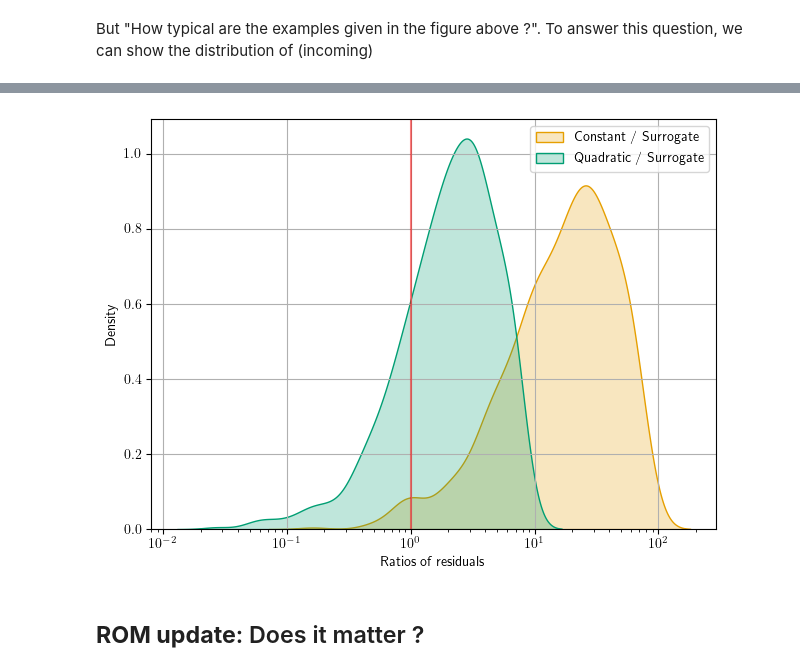
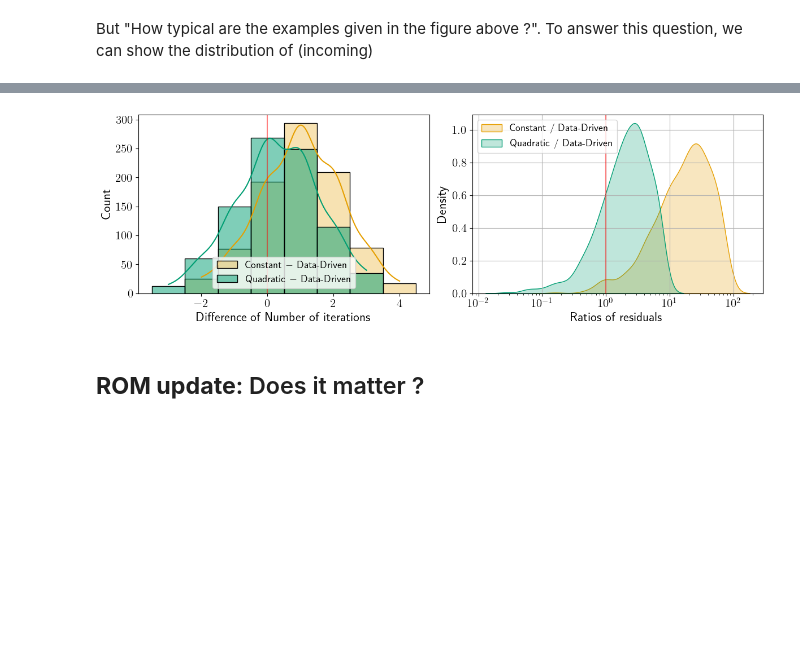
Before and after one commit to FsiROM/FSI-ROM-Predictor, a Jupyter notebook: examples/twoFsiFlaps/twoFsiFlaps.ipynb, the cells around one changed output, grey strips where cells are left out. Cells and saved outputs as stored; diff of their text form; code cells hidden in the pictures; blank space fills up the shorter version.

```diff
--- a/examples/twoFsiFlaps/twoFsiFlaps.ipynb
+++ b/examples/twoFsiFlaps/twoFsiFlaps.ipynb
@@ -590,24 +567,50 @@ plt.tight_layout();
-# %%
-fig, ax = plt.subplots();
-
-plot_data = reject_outliers(divisions1ref, m=4)[101:]
-seaborn.kdeplot(data=plot_data,
-            fill=True, bw_adjust=1., gridsize=2000,
-                log_scale=True, color="#E69F00",label=r'Constant $/$ Surrogate'
-               );
-
-plot_data = {'Quadratic $/$ Surrogate': reject_outliers(divisions1, m=4)[101:]}
-seaborn.kdeplot(data=plot_data['Quadratic $/$ Surrogate'], ax = ax,
-            fill=True, bw_adjust=1., gridsize=2000,
-                log_scale=True, color='#009E73', label=r'Quadratic $/$ Surrogate'
-              );
-plt.legend();
-ax.set(xlabel="Ratios of residuals");
-plt.axvline(1, color = 'red', alpha = 0.5);
-plt.grid();
-plt.tight_layout();
-# %% [output]
-[figure, removed]
+# %%
+plt.rc('text', usetex=True)
+plt.rc('text.latex', preamble=r"\usepackage{amsmath}")
+fig, ax = plt.subplots(1, 2, figsize=(12, 4));
+plot_data = {'Constant $-$ Data-Driven': reject_outliers(differences2ref)[101:], }
+g = seaborn.histplot(plot_data['Constant $-$ Data-Driven'], discrete=True,
+                     label = 'Constant $-$ Data-Driven', ax = ax[0],
+                     color='#E69F00', fill = True, alpha=.3,
+                     kde=True, kde_kws={"bw_adjust":1.4});
+
+
+plot_data = {'Quadratic $-$ Data-Driven': reject_outliers(differences2)[101:], }
+h = seaborn.histplot(plot_data['Quadratic $-$ Data-Driven'], discrete=True,
+                     label = 'Quadratic $-$ Data-Driven', ax = ax[0],
+                     color='#009E73', fill = True,
+                     kde=True, kde_kws={"bw_adjust":1.4});
+
+ax[0].set_xlabel('Difference of Number of iterations', fontsize=16);
+ax[0].set_ylabel('Count', fontsize=16);
+ax[0].axvline(0, color='red', alpha = 0.5);
+ax[0].legend(fontsize=13);
+ax[0].tick_params(axis='both', which='major', labelsize = 15);
+
+
+
+plot_data = reject_outliers(divisions1ref, m=4)[101:]
+seaborn.kdeplot(data=plot_data,
+            fill=True, bw_adjust=1., gridsize=2000, ax=ax[1],
+                log_scale=True, color="#E69F00",label=r'Constant $/$ Data-Driven'
+               );
+
+plot_data = {'Quadratic $/$ Data-Driven': reject_outliers(divisions1, m=4)[101:]}
+seaborn.kdeplot(data=plot_data['Quadratic $/$ Data-Driven'], ax = ax[1],
+            fill=True, bw_adjust=1., gridsize=2000,
+                log_scale=True, color='#009E73', label=r'Quadratic $/$ Data-Driven'
+              );
+ax[1].legend(loc='upper left', fontsize=13);
+ax[1].set_xlabel("Ratios of residuals", fontsize=16);
+ax[1].axvline(1, color = 'red', alpha = 0.5);
+ax[1].set_ylabel('Density', fontsize=16);
+ax[1].grid();
+ax[1].tick_params(axis='both', which='major', labelsize = 15);
+
+plt.tight_layout();
+fig.savefig("case2DistrubRations.pdf", bbox_inches='tight');
+# %% [output]
+[figure, added]
 # %% [markdown]
 ## **ROM update**: Does it matter ?
 # %% [markdown]
```
Also changed, not shown: parts of 3 cells of this notebook, 3 other files.
